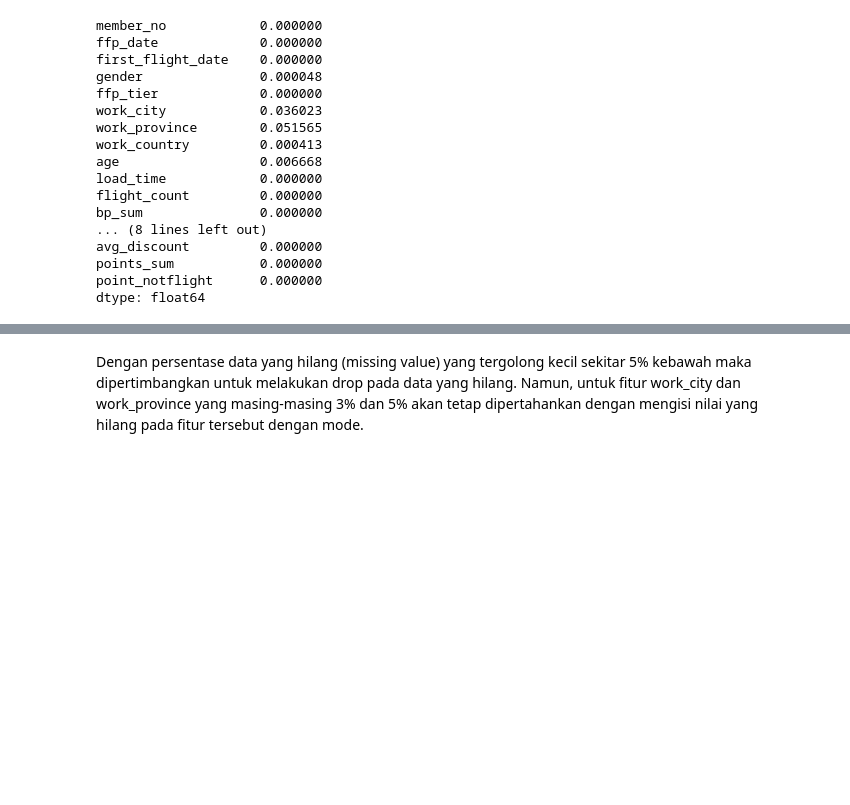
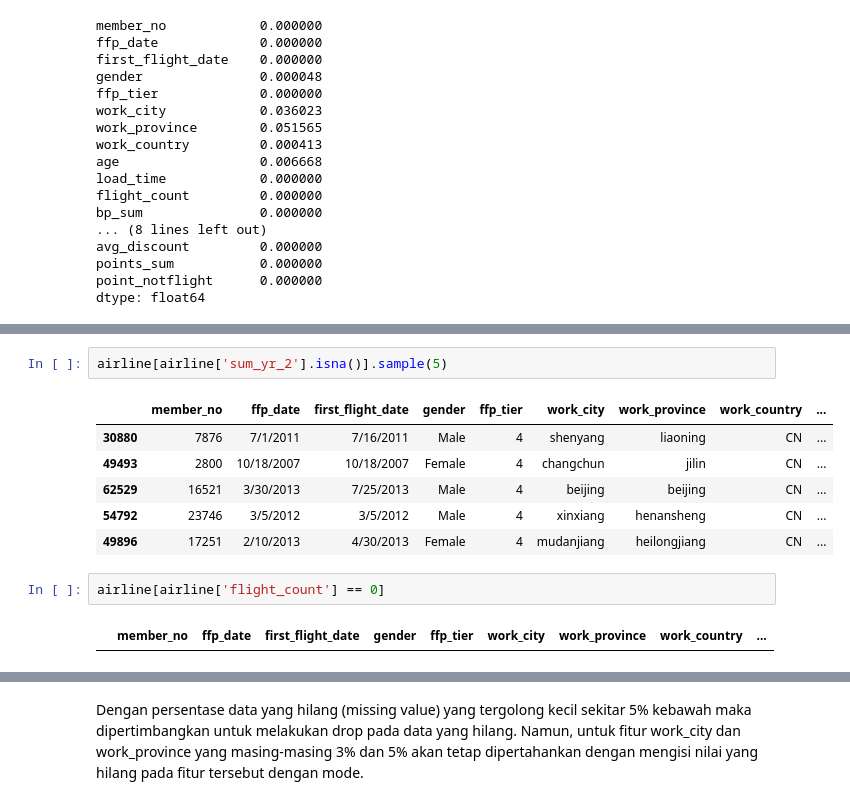
Before and after one commit to mfathul21/airline-customer-value, a Jupyter notebook: Airline_Customer_Segmentation.ipynb, the cells around one changed output, grey strips where cells are left out. Drawn from its saved outputs; the diff is of its cells as text; blank space fills up the shorter version.

```diff
--- a/Airline_Customer_Segmentation.ipynb
+++ b/Airline_Customer_Segmentation.ipynb
@@ -305,0 +332,13 @@ dtype: float64
+# %%
+airline[airline['sum_yr_2'].isna()].sample(5)
+# %% [output]
+|  | member_no | ffp_date | first_flight_date | gender | ffp_tier | work_city | work_province | work_country | ... |
+| 30880 | 7876 | 7/1/2011 | 7/16/2011 | Male | 4 | shenyang | liaoning | CN | ... |
+| 49493 | 2800 | 10/18/2007 | 10/18/2007 | Female | 4 | changchun | jilin | CN | ... |
+| 62529 | 16521 | 3/30/2013 | 7/25/2013 | Male | 4 | beijing | beijing | CN | ... |
+| 54792 | 23746 | 3/5/2012 | 3/5/2012 | Male | 4 | xinxiang | henansheng | CN | ... |
+| 49896 | 17251 | 2/10/2013 | 4/30/2013 | Female | 4 | mudanjiang | heilongjiang | CN | ... |
+# %%
+airline[airline['flight_count'] == 0]
+# %% [output]
+|  | member_no | ffp_date | first_flight_date | gender | ffp_tier | work_city | work_province | work_country | ... |
```
Also changed, not shown: parts of 20 cells of this notebook.
